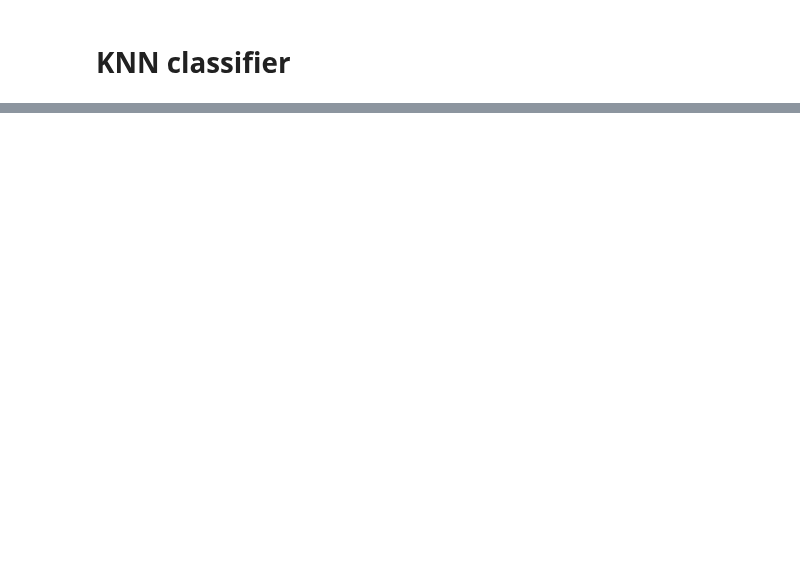
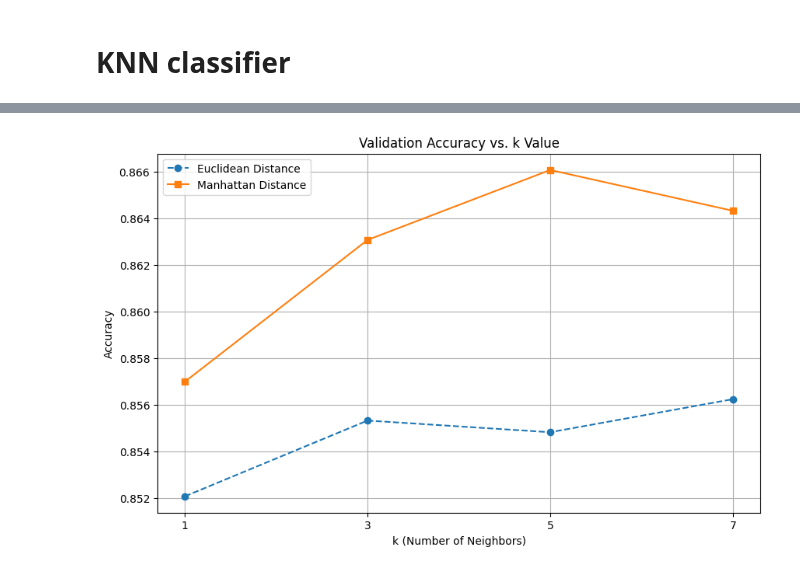
Before and after one commit to kacmazozan/Fashion_mnist_Dataset_ML, a Jupyter notebook: CS412-HW1-ozankacmaz.ipynb, the cells around one changed output, grey strips where cells are left out. Drawn from its saved outputs; the diff is of its cells as text; code cells hidden in the pictures; blank space fills up the shorter version.

```diff
--- a/CS412-HW1-ozankacmaz.ipynb
+++ b/CS412-HW1-ozankacmaz.ipynb
@@ -138,0 +135,22 @@ New global standart deviation is:  0.9999999999999895 and Old global standart de
+# %%
+k_values =[1,3,5,7]
+best_k = None
+best_accuracy = 0
+best_metric = ""
+accuracies={}
+
+metrics=["euclidean","manhattan"]
+for m in metrics:
+    accuracies[m] =[]
+    for k in k_values:
+        knn= KNeighborsClassifier(n_neighbors=k,metric=m)
+        knn.fit(x_train_scaled,y_train_full)
+
+        y_val_predict = knn.predict(x_val_scaled)
+        accuracy_val = accuracy_score(y_val_full,y_val_predict)
+        accuracies[m].append(accuracy_val)
+        print(f"Validation accuracy using the metric as \"{m}\" and k={k} is {accuracy_val}")
+        if accuracy_val > best_accuracy:
+            best_accuracy = accuracy_val
+            best_k = k
+            best_metric = m
@@ -138,0 +166,18 @@ New global standart deviation is:  0.9999999999999895 and Old global standart de
+# %%
+plt.figure(figsize=(10, 6))
+
+plt.plot(k_values, accuracies['euclidean'], marker='o', linestyle='--', label='Euclidean Distance')
+plt.plot(k_values, accuracies['manhattan'], marker='s', linestyle='-', label='Manhattan Distance')
+
+plt.title('Validation Accuracy vs. k Value')
+plt.xlabel('k (Number of Neighbors)')
+plt.ylabel('Accuracy')
+
+plt.xticks(k_values)
+
+plt.legend()
+plt.grid(True)
+
+plt.show()
+# %% [output]
+[figure, added]
```
Also changed, not shown: parts of 5 cells of this notebook.
